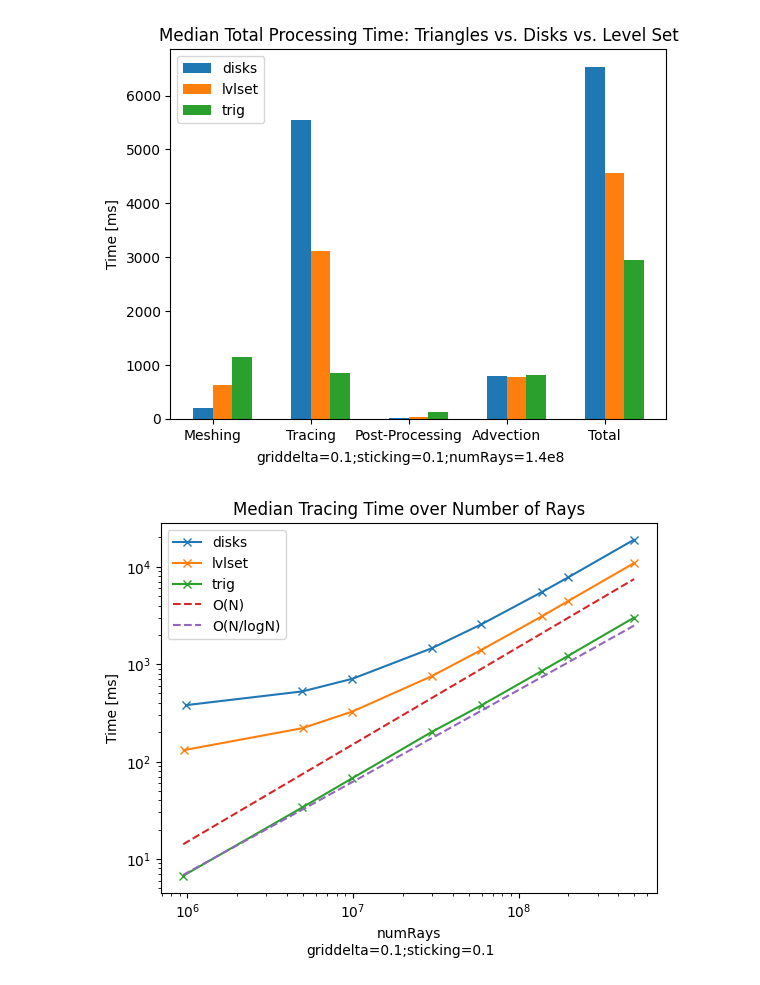
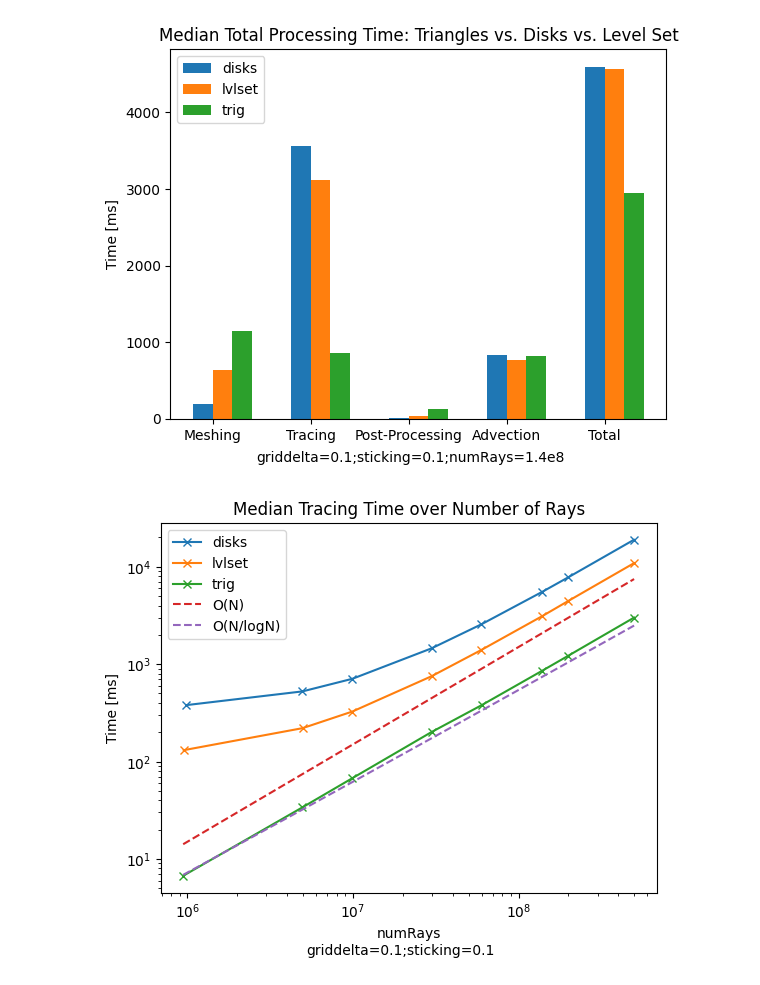
Before and after one commit to Xaver-01/benchmarks, a Jupyter notebook: plot.ipynb, the cells around one changed output. Saved outputs shown, nothing was run; the diff lists cells and outputs as text; code cells hidden in the pictures.

Commit message:
updated disk benchmark

```diff
--- a/plot.ipynb
+++ b/plot.ipynb
@@ -1,36 +1,37 @@
 # %%
 import matplotlib.pyplot as plt
 import numpy as np
-
-processSteps = 10
-
-files = ["disks", "lvlset", "trig"]
-labels = ['Meshing', 'Tracing', 'Post-Processing', 'Advection', 'Total']
-x = np.arange(len(labels))
-width = 0.2
-
-RoI = 5  # Run of Interest 5: 140.000.000 Rays
-
-fig, ax = plt.subplots()
-for i, file in enumerate(files):
-  data = np.loadtxt(f'data/{file}.txt', delimiter=';', skiprows=1)[RoI*processSteps:(RoI+1)*processSteps, 1:5]
-  median = np.median(data, axis=0)
-  total = np.sum(median)
-  medianWithTotal = np.append(median, total)
-  bars = ax.bar(x + i * width, medianWithTotal * 1e-6, width, label=file)
-
-ax.set_ylabel('Time [ms]')
-ax.set_title('Median Total Processing Time: Triangles vs. Disks vs. Level Set')
-ax.set_xticks(x + width / 2)
-ax.set_xticklabels(labels)
-ax.legend()
-plt.figtext(0.5, 0.02,
-            "griddelta=0.1;sticking=0.1;numRays=1.4e8",
-            wrap=True, horizontalalignment='center', fontsize=10)
-plt.savefig('bench_compare.png', bbox_inches="tight")
-plt.show()
-# %% [output]
-[figure, removed]
+# %%
+import matplotlib.pyplot as plt
+import numpy as np
+
+processSteps = 10
+
+files = ["disks", "lvlset", "trig"]
+labels = ['Meshing', 'Tracing', 'Post-Processing', 'Advection', 'Total']
+x = np.arange(len(labels))
+width = 0.2
+
+fig, ax = plt.subplots()
+for i, file in enumerate(files):
+  data = np.loadtxt(f'data/{file}_singleRun.txt', delimiter=';', skiprows=1)[:processSteps, 1:5]
+  median = np.median(data, axis=0)
+  total = np.sum(median)
+  medianWithTotal = np.append(median, total)
+  bars = ax.bar(x + i * width, medianWithTotal * 1e-6, width, label=file)
+
+ax.set_ylabel('Time [ms]')
+ax.set_title('Median Total Processing Time: Triangles vs. Disks vs. Level Set')
+ax.set_xticks(x + width / 2)
+ax.set_xticklabels(labels)
+ax.legend()
+plt.figtext(0.5, 0.02,
+            "griddelta=0.1;sticking=0.1;numRays=1.4e8",
+            wrap=True, horizontalalignment='center', fontsize=10)
+plt.savefig('bench_compare.png', bbox_inches="tight")
+plt.show()
+# %% [output]
+[figure, added]
 # %%
 files = ["disks", "lvlset", "trig"]
 runs = 8
```
Also changed, not shown: parts of 1 cell of this notebook, 8 other files.
